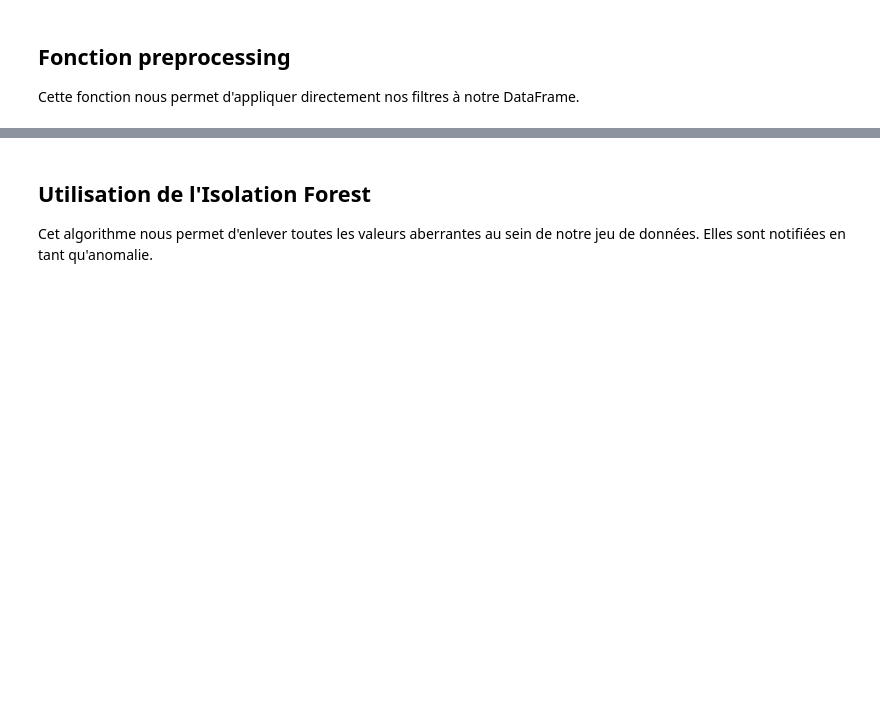
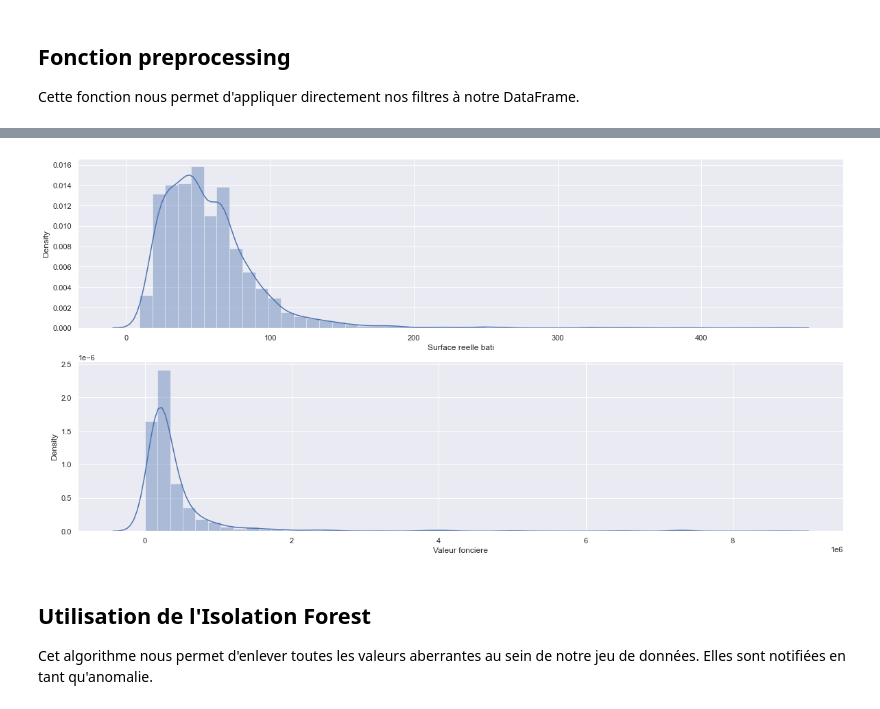
Before and after one commit to KRDavid/Immothep, a Jupyter notebook: NoteBookBordeaux.ipynb, the cells around one changed output, grey strips where cells are left out. Cells and saved outputs as stored; diff of their text form; code cells hidden in the pictures; blank space fills up the shorter version.

```diff
--- a/NoteBookBordeaux.ipynb
+++ b/NoteBookBordeaux.ipynb
@@ -91,7 +90,7 @@ Cette fonction nous permet d'appliquer directement nos filtres à notre DataFram
 def preprocessing(df):
     df = df.drop_duplicates()
     df = df.dropna(subset = ['Type local'])
-    df = df[df['Type local'].isin(['Maison','Appartement'])]
+    df = df[df['Type local'].isin(['Appartement'])]
     df = df[df['Commune'].isin(['BORDEAUX'])]
     df = df[df['Nature mutation'].isin(['Vente'])]
     df = df.dropna(subset = ['Code postal', 'Valeur fonciere'])
@@ -103 +120,13 @@ def preprocessing(df):
+# %%
+plt.figure(figsize=(20,10))
+
+plt.subplot(2, 1, 1)
+sns.distplot(df["Surface reelle bati"])
+
+plt.subplot(2, 1, 2)
+sns.distplot(df["Valeur fonciere"])
+
+plt.show()
+# %% [output]
+[figure, added]
 # %%
```
Also changed, not shown: parts of 26 cells of this notebook, 3 other files.
